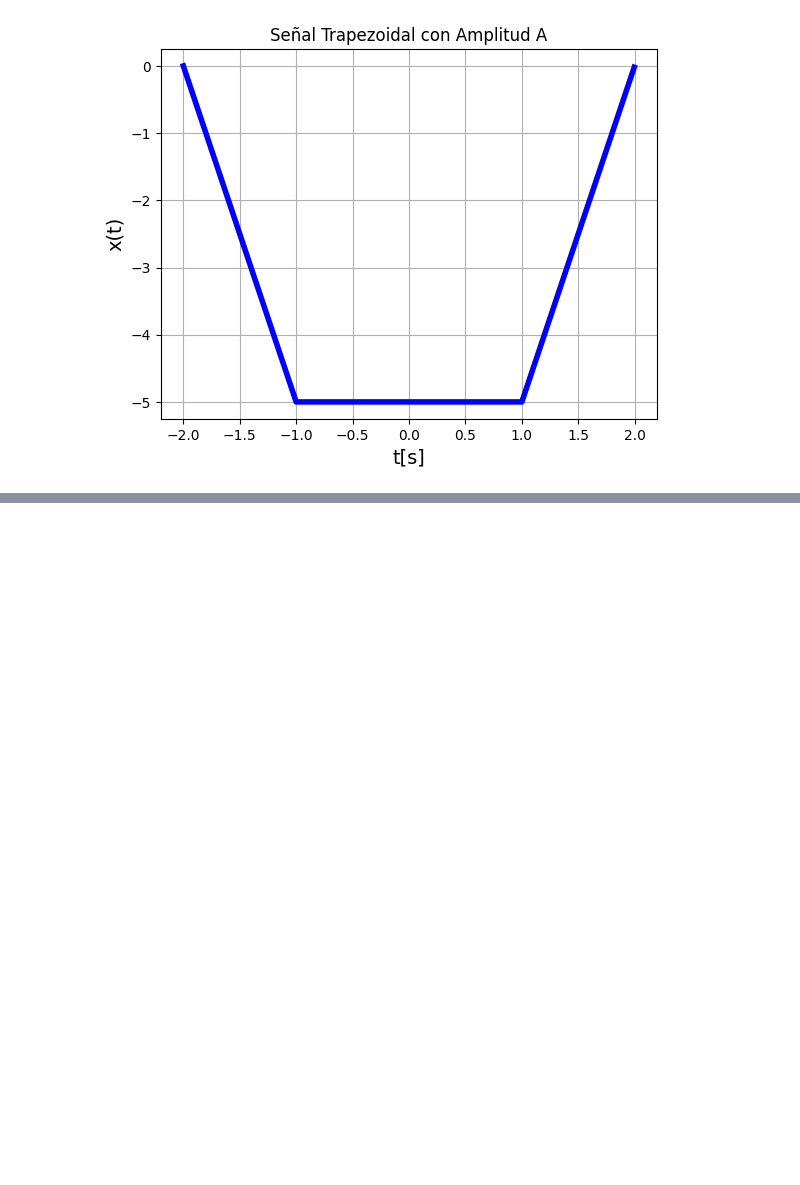
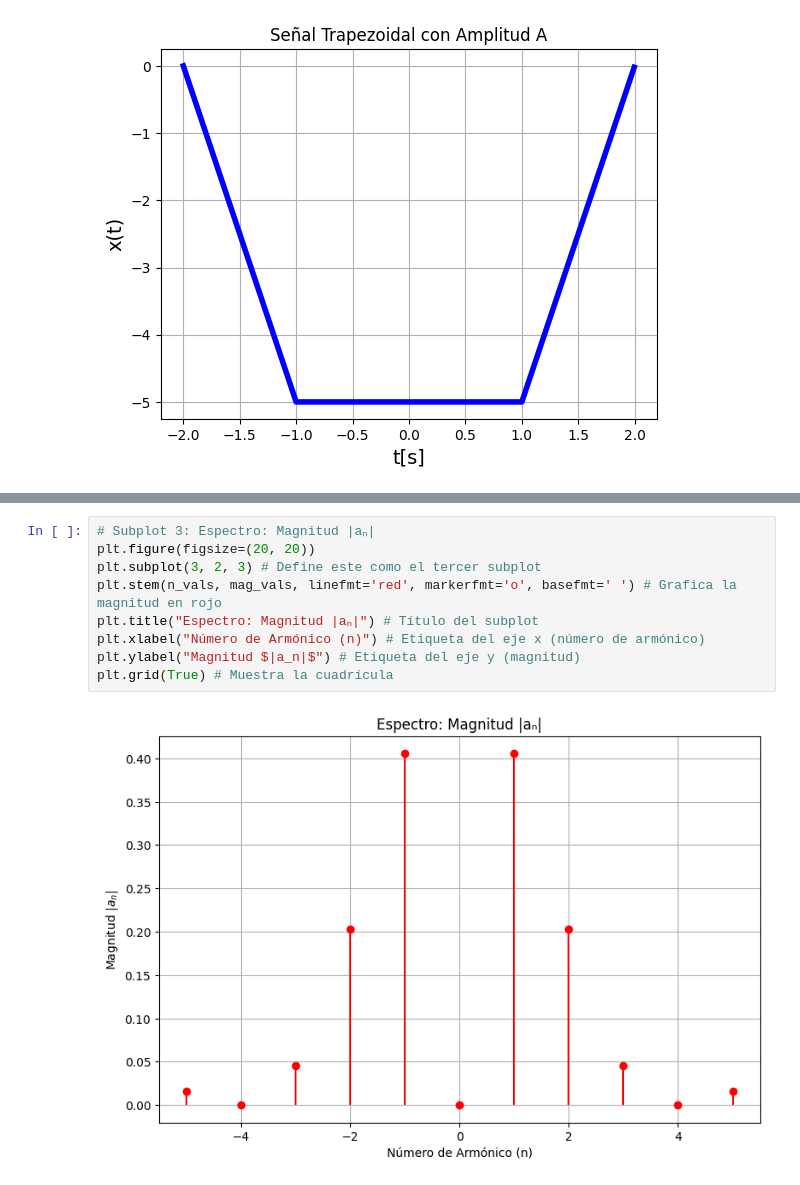
Before and after one commit to JUANOSORIOG/Senales_y_Sistemas, a Jupyter notebook: PARCIAL_1_.ipynb, the cells around one changed output, grey strips where cells are left out. Drawn from its saved outputs; the diff is of its cells as text; blank space fills up the shorter version.

```diff
--- a/PARCIAL_1_.ipynb
+++ b/PARCIAL_1_.ipynb
@@ -372,0 +346,11 @@ plt.show() # Muestra la figura con todos los subplots
+# %%
+# Subplot 3: Espectro: Magnitud |aₙ|
+plt.figure(figsize=(20, 20))
+plt.subplot(3, 2, 3) # Define este como el tercer subplot
+plt.stem(n_vals, mag_vals, linefmt='red', markerfmt='o', basefmt=' ') # Grafica la magnitud en rojo
+plt.title("Espectro: Magnitud |aₙ|") # Título del subplot
+plt.xlabel("Número de Armónico (n)") # Etiqueta del eje x (número de armónico)
+plt.ylabel("Magnitud $|a_n|$") # Etiqueta del eje y (magnitud)
+plt.grid(True) # Muestra la cuadrícula
+# %% [output]
+[figure, added]
```
Also changed, not shown: parts of 4 cells of this notebook.
